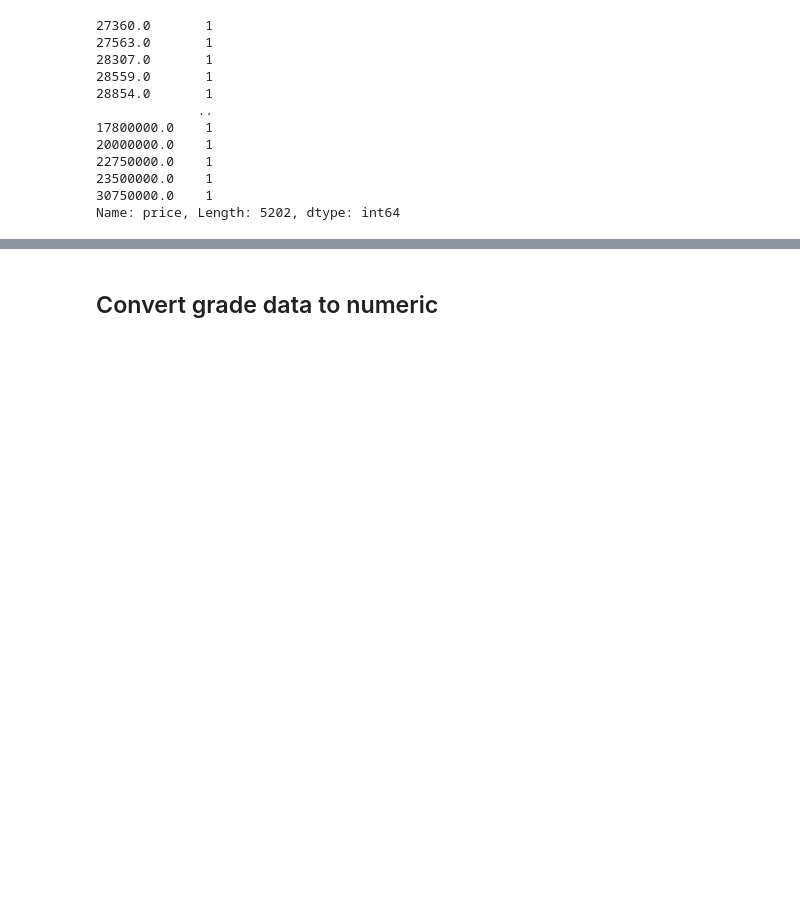
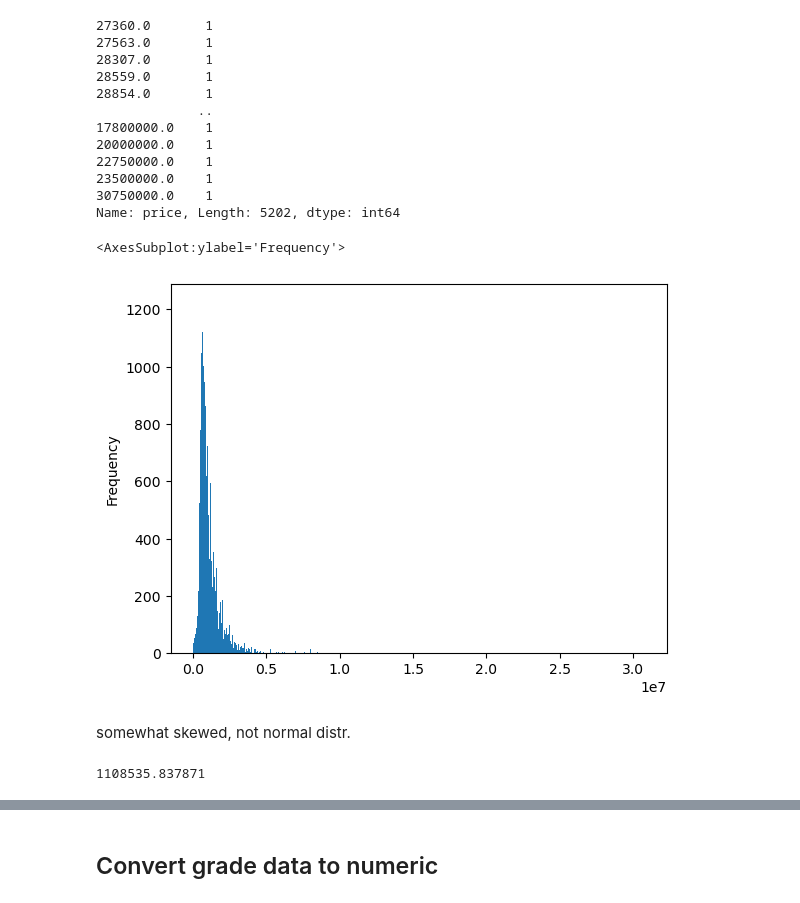
Before and after one commit to jmarksk/RealEstateProject2, a Jupyter notebook: student.ipynb, the cells around one changed output, grey strips where cells are left out. Drawn from its saved outputs; the diff is of its cells as text; code cells hidden in the pictures; blank space fills up the shorter version.

```diff
--- a/student.ipynb
+++ b/student.ipynb
@@ -154,3 +154,14 @@ data.price.value_counts().sort_index()
 23500000.0    1
 30750000.0    1
 Name: price, Length: 5202, dtype: int64
+# %%
+data.price.plot(kind='hist', bins=1000)
+# %% [output]
+<AxesSubplot:ylabel='Frequency'>
+[figure, added]
+# %% [markdown]
+somewhat skewed, not normal distr.
+# %%
+data.price.mean()
+# %% [output]
+1108535.837871
```
Also changed, not shown: parts of 149 cells of this notebook.
